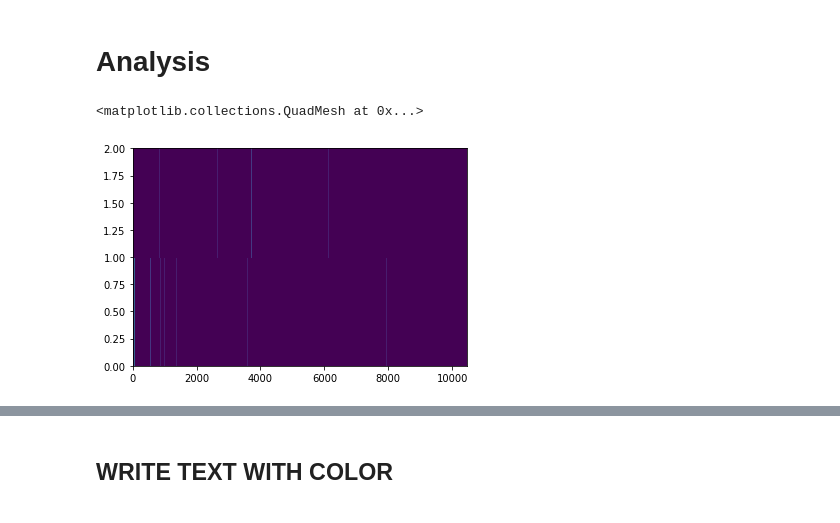
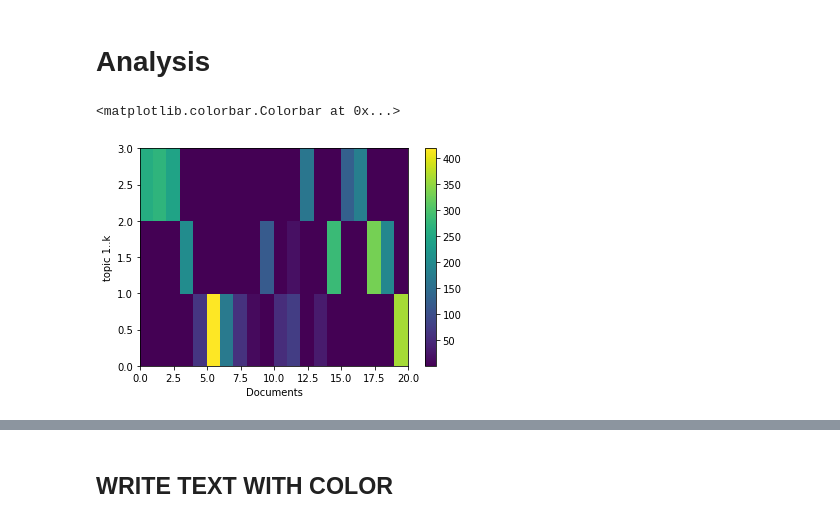
Before and after one commit to PeterSteiglechner/AdvML, a Jupyter notebook: Untitled.ipynb, the cells around one changed output, grey strips where cells are left out. Saved outputs shown, nothing was run; the diff lists cells and outputs as text; code cells hidden in the pictures.

```diff
--- a/Untitled.ipynb
+++ b/Untitled.ipynb
@@ -403,11 +408,16 @@ array([0.17781634, 0.17781634])
 # Analysis
 # %%
 beta=Beta
+# %%
+plt.pcolormesh(gamma.T)
+plt.xlabel("Documents")
+plt.ylabel("topic 1..k")
+plt.colorbar()
+# %% [output]
+<matplotlib.colorbar.Colorbar at 0x...>
+[figure, added]
 # %%
-plt.pcolormesh(Beta)
+#plt.pcolormesh(Beta)
-# %% [output]
-<matplotlib.collections.QuadMesh at 0x...>
-[figure, removed]
 # %%
 for l in range(k):
     beta_topic = beta[l,:]
```
Also changed, not shown: parts of 19 cells of this notebook, 1 other file.
